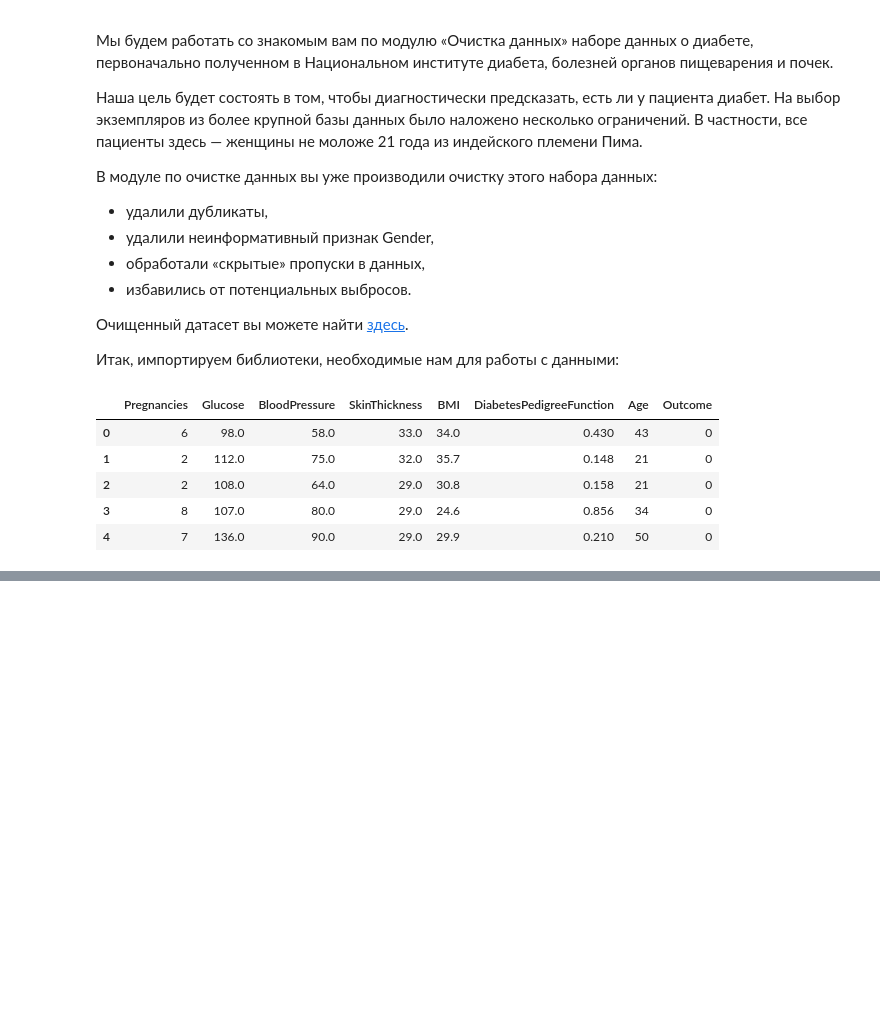
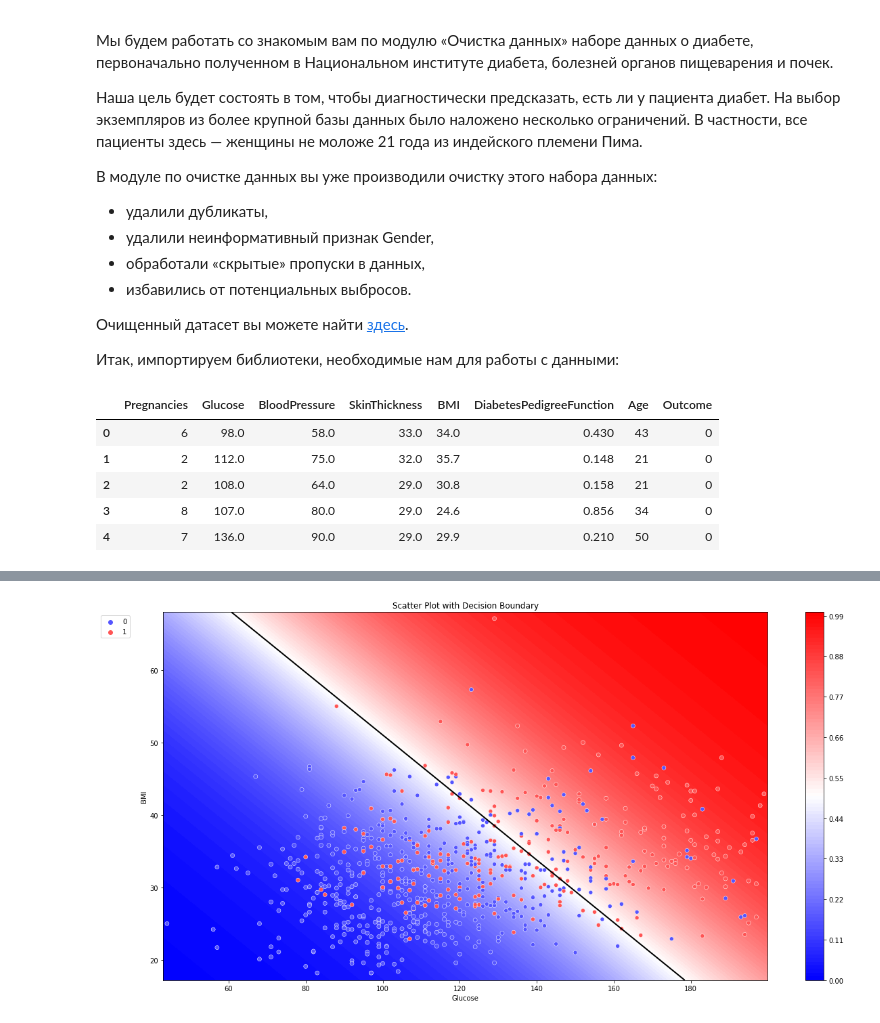
Before and after one commit to royvudgren/sf_datascience_practice, a Jupyter notebook: ML-3 supervised learning classification/2 logistic regression.ipynb, the cells around one changed output, grey strips where cells are left out. Drawn from its saved outputs; the diff is of its cells as text; code cells hidden in the pictures; blank space fills up the shorter version.

```diff
--- a/ML-3 supervised learning classification/2 logistic regression.ipynb
+++ b/ML-3 supervised learning classification/2 logistic regression.ipynb
@@ -361,0 +443,8 @@ diabetes_data.head()
+# %%
+#Создаём объект класса LogisticRegression
+log_reg_2d = linear_model.LogisticRegression(random_state=42)
+#Обучаем модель, минимизируя logloss
+log_reg_2d.fit(X, y)
+#Выводим результирующие коэффициенты
+print('w0: {}'.format(log_reg_2d.intercept_)) #свободный член w0
+print('w1, w2: {}'.format(log_reg_2d.coef_)) #остальные параметры модели w1, w2, ..., wm
@@ -361,0 +494,37 @@ diabetes_data.head()
+# %%
+#Функция для визуализации модели
+def plot_probabilities_2d(X, y, model):
+    #Генерируем координатную сетку из всех возможных значений для признаков
+    #Glucose изменяется от x1_min = 44 до x2_max = 199,
+    #BMI — от x2_min = 18.2 до x2_max = 67.1
+    #Результат работы функции — два массива xx1 и xx2, которые образуют координатную сетку
+    xx1, xx2 = np.meshgrid(
+        np.arange(X.iloc[:, 0].min()-1, X.iloc[:, 0].max()+1, 0.1),
+        np.arange(X.iloc[:, 1].min()-1, X.iloc[:, 1].max()+1, 0.1)
+    )
+    #Вытягиваем каждый из массивов в вектор-столбец — reshape(-1, 1)
+    #Объединяем два столбца в таблицу с помощью hstack
+    X_net = np.hstack([xx1.reshape(-1, 1), xx2.reshape(-1, 1)])
+    #Предсказываем вероятность для всех точек на координатной сетке
+    #Нам нужна только вероятность класса 1
+    probs = model.predict_proba(X_net)[:, 1]
+    #Переводим столбец из вероятностей в размер координатной сетки
+    probs = probs.reshape(xx1.shape)
+    #Создаём фигуру и координатную плоскость
+    fig, ax = plt.subplots(figsize = (20, 10))
+    #Рисуем тепловую карту вероятностей
+    contour = ax.contourf(xx1, xx2, probs, 100, cmap='bwr')
+    #Рисуем разделяющую плоскость — линию, где вероятность равна 0.5
+    bound = ax.contour(xx1, xx2, probs, [0.5], linewidths=2, colors='black');
+    #Добавляем цветовую панель
+    colorbar = fig.colorbar(contour)
+    #Накладываем поверх тепловой карты диаграмму рассеяния
+    sns.scatterplot(x=X.iloc[:, 0], y=X.iloc[:, 1], hue=y, palette='seismic', ax=ax)
+    #Даём графику название
+    ax.set_title('Scatter Plot with Decision Boundary');
+    #Смещаем легенду в верхний левый угол вне графика
+    ax.legend(bbox_to_anchor=(-0.05, 1))
+# %%
+plot_probabilities_2d(X, y, log_reg_2d);
+# %% [output]
+[figure, added]
```
Also changed, not shown: parts of 24 cells of this notebook, 16 other files.
